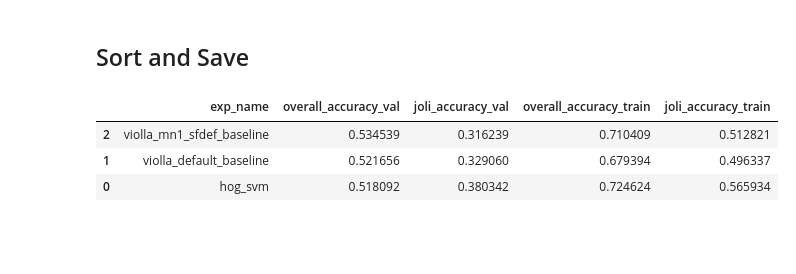
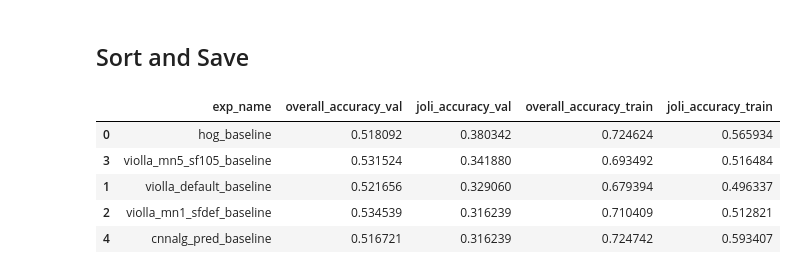
Before and after one commit to VSydorskyy/IASA_CV_LABS, a Jupyter notebook: lab_3/svm.ipynb, the cells around one changed output. Cells and saved outputs as stored; diff of their text form; code cells hidden in the pictures; blank space fills up the shorter version.

```diff
--- a/lab_3/svm.ipynb
+++ b/lab_3/svm.ipynb
@@ -310,0 +363,14 @@ result_df
+# %%
+pipe = Pipeline([
+    ('scaler', StandardScaler()),
+    ('pca', PCA(n_components=1024, random_state=RS)),
+    ('svc', SVC(random_state=RS))
+])
+# %%
+cnnalg_train_pred, cnnalg_test_pred, _ = train_predict(
+    sklearn_alg=pipe,
+    train_df=train_df[~train_df.cnnalg_pathes.isna()].reset_index(drop=True),
+    val_df=test_df[~test_df.cnnalg_pathes.isna()].reset_index(drop=True),
+    path_col='cnnalg_pathes',
+    target_col='label_id'
+)
@@ -310,0 +384,16 @@ result_df
+# %%
+test_df.loc[~test_df.cnnalg_pathes.isna(), 'cnnalg_pred'] = cnnalg_test_pred
+test_df['cnnalg_pred'] = test_df['cnnalg_pred'].astype(int)
+
+train_df.loc[~train_df.cnnalg_pathes.isna(), 'cnnalg_pred'] = cnnalg_train_pred
+train_df['cnnalg_pred'] = train_df['cnnalg_pred'].astype(int)
+# %%
+result_df = result_df.append({
+    "exp_name":'cnnalg_pred_baseline',
+    "overall_accuracy_val":accuracy_score(test_df.label_id, test_df.cnnalg_pred),
+    "joli_accuracy_val":accuracy_score(test_df[test_df.label_id == 0].label_id, test_df[test_df.label_id == 0].cnnalg_pred),
+    "overall_accuracy_train":accuracy_score(train_df.label_id, train_df.cnnalg_pred),
+    "joli_accuracy_train":accuracy_score(train_df[train_df.label_id == 0].label_id, train_df[train_df.label_id == 0].cnnalg_pred)
+}, ignore_index=True)
+
+result_df
@@ -311,11 +407,13 @@ result_df
 # %% [markdown]
 ## Sort and Save
 # %%
-result_df.sort_values('joli_accuracy_val')
+result_df.sort_values('joli_accuracy_val', ascending=False)
 # %% [output]
 |  | exp_name | overall_accuracy_val | joli_accuracy_val | overall_accuracy_train | joli_accuracy_train |
+| 0 | hog_baseline | 0.518092 | 0.380342 | 0.724624 | 0.565934 |
+| 3 | violla_mn5_sf105_baseline | 0.531524 | 0.341880 | 0.693492 | 0.516484 |
+| 1 | violla_default_baseline | 0.521656 | 0.329060 | 0.679394 | 0.496337 |
 | 2 | violla_mn1_sfdef_baseline | 0.534539 | 0.316239 | 0.710409 | 0.512821 |
-| 1 | violla_default_baseline | 0.521656 | 0.329060 | 0.679394 | 0.496337 |
-| 0 | hog_svm | 0.518092 | 0.380342 | 0.724624 | 0.565934 |
+| 4 | cnnalg_pred_baseline | 0.516721 | 0.316239 | 0.724742 | 0.593407 |
 # %%
 result_df.to_csv('data/svm_result_df.csv', index=False)
```
Also changed, not shown: parts of 18 cells of this notebook, 5 other files.
